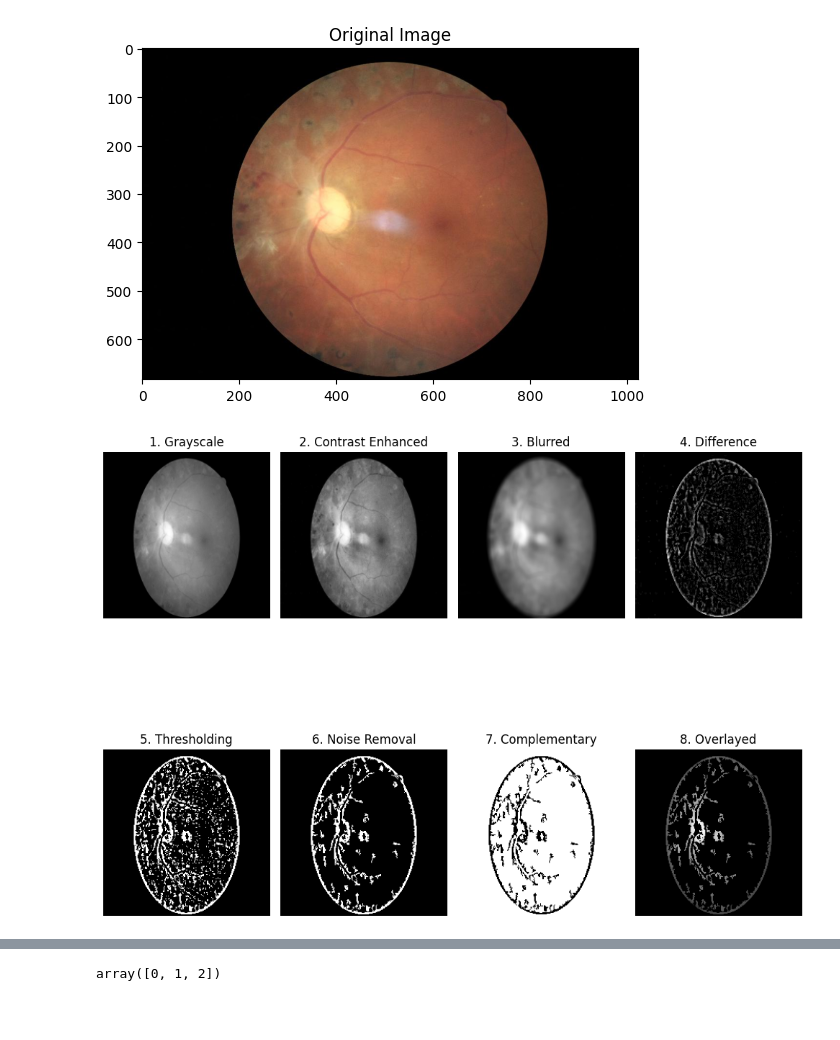
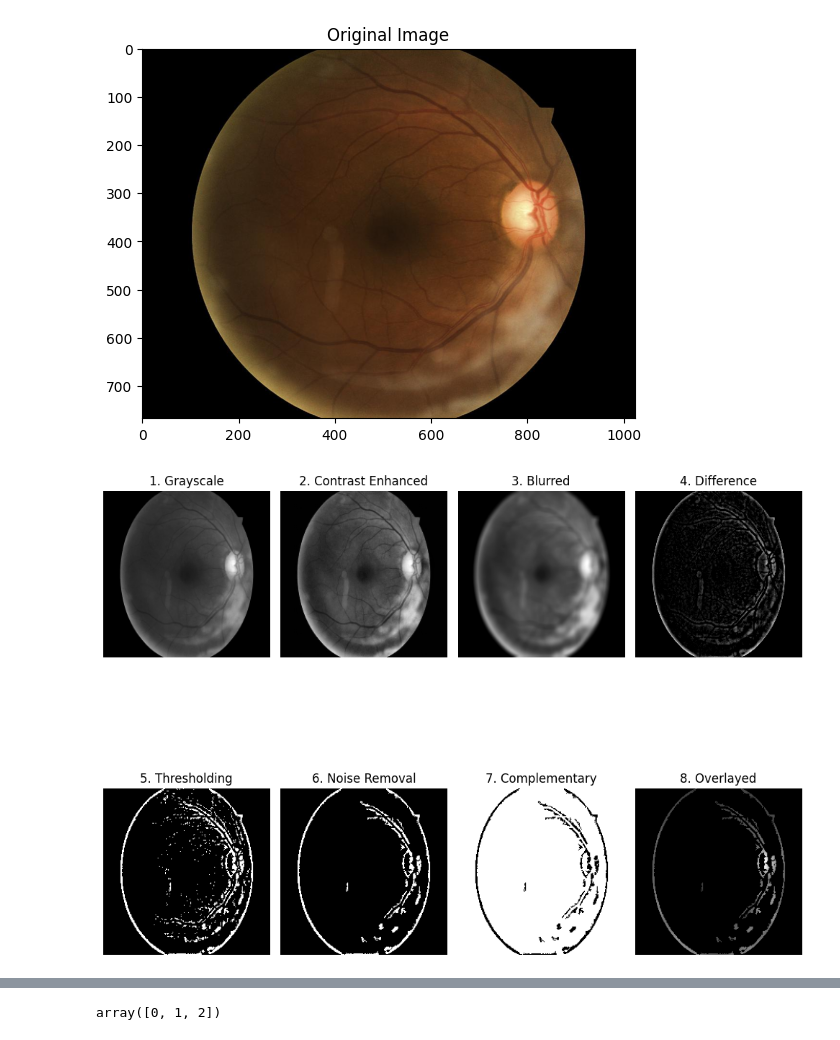
Before and after one commit to choonghwanlee/Fundus-Imaging, a Jupyter notebook: notebooks/glcm_feat_engineering.ipynb, the cells around one changed output, grey strips where cells are left out. Saved outputs shown, nothing was run; the diff lists cells and outputs as text; code cells hidden in the pictures; blank space fills up the shorter version.

```diff
--- a/notebooks/glcm_feat_engineering.ipynb
+++ b/notebooks/glcm_feat_engineering.ipynb
@@ -126,32 +142,32 @@ def download_images(dataframe, bucket):
         images[img_filename] = Image.open(BytesIO(data)).convert("RGB")
     return images
 # %%
-blob_path = f"classification/resized_train/294_left.jpeg"
+blob_path = f"classification/resized_train/27842_right.jpeg"
 blob = bucket.blob(blob_path)
 data = blob.download_as_bytes()
 pil_image = Image.open(BytesIO(data)).convert("RGB")
 np_image = np.array(pil_image)
 # plt.imshow(np_image)
 img_resized = cv2.resize(np_image, (224,224), interpolation=cv2.INTER_AREA)
 # gray_image = img_resized[:, :, 2]
 gray_image = cv2.cvtColor(img_resized, cv2.COLOR_RGB2GRAY)
 hist_eq = cv2.createCLAHE(clipLimit=2.0, tileGridSize=(8,8)).apply(gray_image)
 # hist_eq = cv2.equalizeHist(gray_image)
 blur_img = cv2.blur(hist_eq, (7, 7))
 subtracted = cv2.subtract(hist_eq, blur_img)
 subtracted = cv2.createCLAHE(clipLimit=2.0, tileGridSize=(8,8)).apply(subtracted)
 binary_image = iterative_thresholding(subtracted)
 noise_removed = remove_small_clusters(binary_image)
 complemented_binary = cv2.bitwise_not(noise_removed)
 overlay_image = np.where(complemented_binary == 255, 0, gray_image)
 plt.imshow(np_image)
 plt.title(f"Original Image")
 plt.show()
 display_grayscale_images([gray_image, hist_eq, blur_img, subtracted, binary_image, noise_removed, complemented_binary, overlay_image],
                          titles=['1. Grayscale', '2. Contrast Enhanced', '3. Blurred', '4. Difference', '5. Thresholding', '6. Noise Removal', '7. Complementary', '8. Overlayed'])
 # %% [output]
-[figure, old version]
+[figure, new version]
-[figure, old version]
+[figure, new version]
 # %%
 from sklearn.decomposition import PCA
 
```
Also changed, not shown: parts of 12 cells of this notebook, 7 other files.
